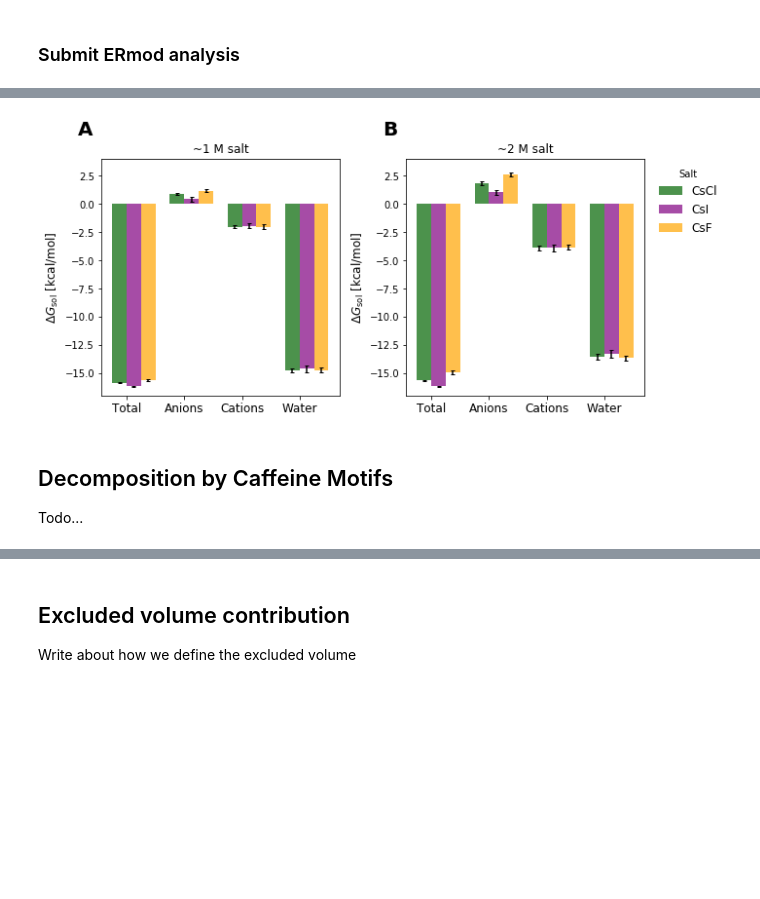
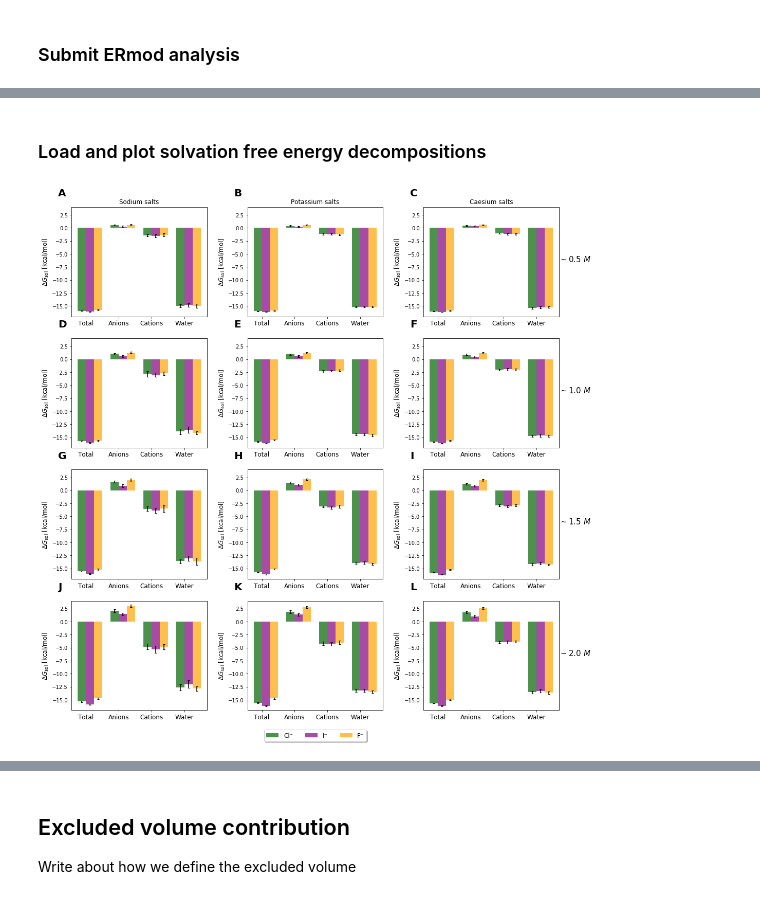
Before and after one commit to SHervoe-Hansen/Caffeine_solubility, a Jupyter notebook: Caffeine_solubility.ipynb, the cells around one changed output, grey strips where cells are left out. Saved outputs shown, nothing was run; the diff lists cells and outputs as text; code cells hidden in the pictures; blank space fills up the shorter version.

```diff
--- a/Caffeine_solubility.ipynb
+++ b/Caffeine_solubility.ipynb
@@ -773,45 +593,54 @@ Setschenow coefficient (CsF) = 0.5705898772433284
+# %% [markdown]
+### Load and plot solvation free energy decompositions
 # %%
 %cd -q $homedir
 
-with open('Simulations/_results_Cssalts.yml') as f: # open structured result file (YAML)
-    r = yaml.load(f, Loader=yaml.Loader)
+files = ['_results.yml', '_results_Ksalts.yml', '_results_Cssalts.yml'] # Sodium, Kalium, Caesium
 
-fig, (ax1, ax2) = plt.subplots(1,2, sharex=True)
-fig.set_size_inches(10,4.5)
-width=0.25
-offset=0
-index = np.arange(4)
+fig, axes = plt.subplots(4,3)
+fig.set_size_inches(17,4.5*4)
+fig.subplots_adjust(left=None, bottom=None, right=None, top=None, wspace=0.3, hspace=None)
 
-for d in r['salts']: # loop over all salt types
-    mu = unumpy.uarray(d['decomposition'][0]['mu'], d['decomposition'][0]['error'])  # ~1 M salt
-    ax1.bar(index+offset, unumpy.nominal_values(mu),
-            color=d['color'], label=d['label'], width=width,
-            alpha=0.7, yerr=unumpy.std_devs(mu), capsize=2)
-    mu = unumpy.uarray(d['decomposition'][1]['mu'], d['decomposition'][1]['error'])  # ~2 M salt
-    ax2.bar(index+offset, unumpy.nominal_values(mu),
-            color=d['color'], label=d['label'], width=width,
-            alpha=0.7, yerr=unumpy.std_devs(mu), capsize=2)
-    offset = offset + width
 
-for ax in [ax1, ax2]:
+for i, file in enumerate(files): # Loop over cations
+
+    # Histogram settings
+    width=0.25
+    offset=0
+    index = np.arange(4)
+
+    with open('Simulations/{}'.format(file)) as f: # open structured result file (YAML)
+        r = yaml.load(f, Loader=yaml.Loader)
+
+    for d in r['salts']: # loop over all salt types
+        for conc in range(4):
+            mu = unumpy.uarray(d['decomposition'][conc+1]['mu'], d['decomposition'][conc+1]['error'])
+            axes[conc][i].bar(index+offset, unumpy.nominal_values(mu),
+                              color=d['color'], label=d['label'], width=width,
+                              alpha=0.7, yerr=unumpy.std_devs(mu), capsize=2)
+        offset += width
+
+
+for i,ax in enumerate(axes.flatten()):
     ax.set_xticks(index + width / 2)
     ax.set_xticklabels(('Total', 'Anions', 'Cations', 'Water'), fontsize='large')
     ax.set_ylabel('$\Delta G_{\mathrm{sol}}$ [kcal/mol]', fontsize='large')
     ax.set_ylim(-17.0, 4.0)
+    ax.text(-0.1, 1.1, string.ascii_uppercase[i], transform=ax.transAxes, size=20, weight='bold')
 
-ax1.set_title('~1 M salt')
-ax2.set_title('~2 M salt')
-ax1.text(-0.1, 1.1, string.ascii_uppercase[0], transform=ax1.transAxes,
-        size=20, weight='bold')
-ax2.text(-0.1, 1.1, string.ascii_uppercase[1], transform=ax2.transAxes,
-        size=20, weight='bold')
-ax2.legend(loc=1, frameon=False, fontsize='large', bbox_to_anchor=(0.85, 0.5, 0.5, 0.5), title='Salt')
-fig.tight_layout()
+labels = ['Cl⁻', 'I⁻', 'F⁻']
+axes[0][0].set_title('Sodium salts', fontsize='large')
+axes[0][1].set_title('Potassium salts', fontsize='large')
+axes[0][2].set_title('Caesium salts', fontsize='large')
+axes[3][1].legend(labels=labels, loc='upper center', bbox_to_anchor=(0.5, -0.15),
+          fancybox=True, shadow=True, ncol=5, fontsize='large')
+axes[0][2].text(1.0, 0.5, '$\sim 0.5 \ M$', transform=axes[0][2].transAxes, size=15)
+axes[0][2].text(1.0, 0.5, '$\sim 1.0 \ M$', transform=axes[1][2].transAxes, size=15)
+axes[0][2].text(1.0, 0.5, '$\sim 1.5 \ M$', transform=axes[2][2].transAxes, size=15)
+axes[0][2].text(1.0, 0.5, '$\sim 2.0 \ M$', transform=axes[3][2].transAxes, size=15)
+
+
 fig.savefig('images/SolventDecomposition.pdf', bbox_inches='tight')
 fig.show()
 # %% [output]
-[figure, old version]
+[figure, new version]
-# %% [markdown]
-## Decomposition by Caffeine Motifs
-
-Todo...
```
Also changed, not shown: parts of 41 cells of this notebook.
